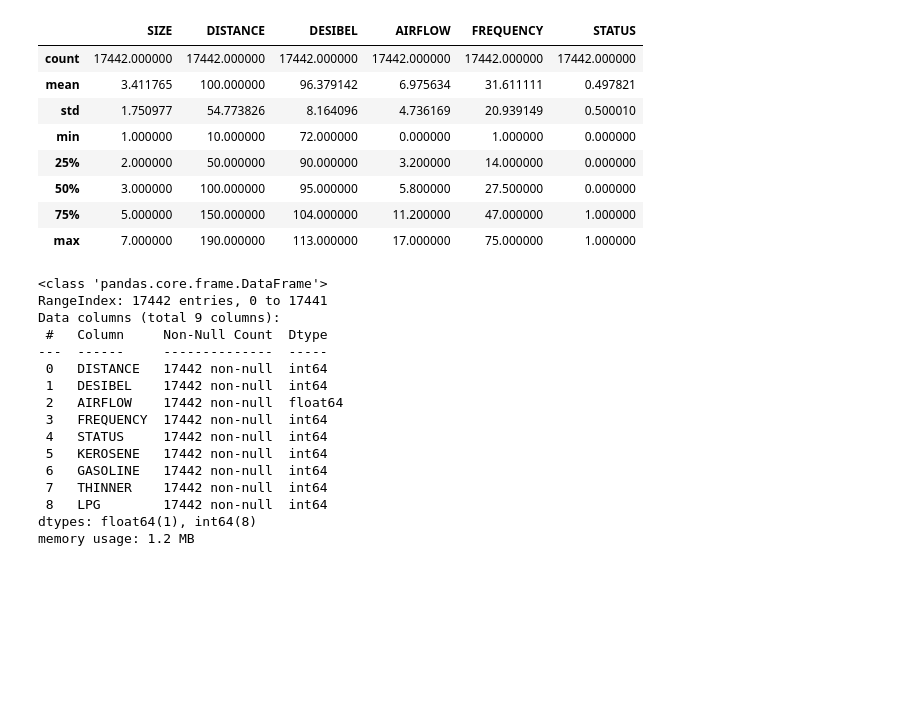
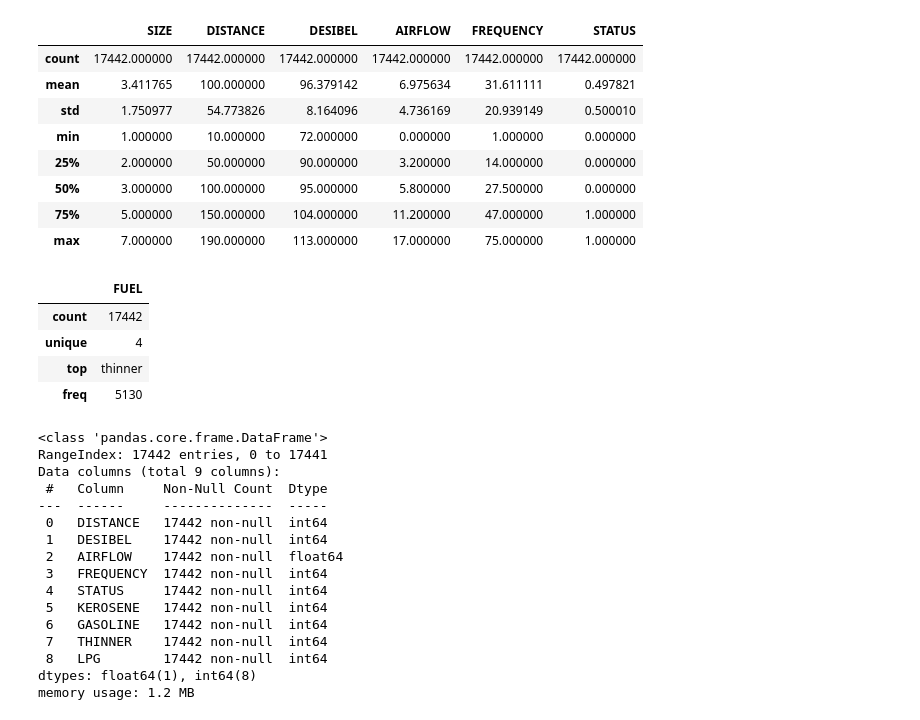
Before and after one commit to Henrique-O-S/Acoustic_Fire_Extinguisher_Success_Predictor, a Jupyter notebook: Acoustic_Extinguisher_Fire_Dataset/notebook.ipynb, the cells around one changed output. Drawn from its saved outputs; the diff is of its cells as text; code cells hidden in the pictures; blank space fills up the shorter version.

```diff
--- a/Acoustic_Extinguisher_Fire_Dataset/notebook.ipynb
+++ b/Acoustic_Extinguisher_Fire_Dataset/notebook.ipynb
@@ -40,6 +40,15 @@ fire_data.describe()
 | 50% | 3.000000 | 100.000000 | 95.000000 | 5.800000 | 27.500000 | 0.000000 |
 | 75% | 5.000000 | 150.000000 | 104.000000 | 11.200000 | 47.000000 | 1.000000 |
 | max | 7.000000 | 190.000000 | 113.000000 | 17.000000 | 75.000000 | 1.000000 |
+# %%
+# DESCRIPTION OF FUEL ATTRIBUTE OF THE DATASET
+fire_data.describe(include='object')
+# %% [output]
+|  | FUEL |
+| count | 17442 |
+| unique | 4 |
+| top | thinner |
+| freq | 5130 |
 # %%
 # CREATING DATA TO APPEND TO THE DATASET, CONVERTING SIZE COLUMN INTO REAL NUMBERS/CONDITIONS
 kerosene = []
```
Also changed, not shown: parts of 35 cells of this notebook, 1 other file.
